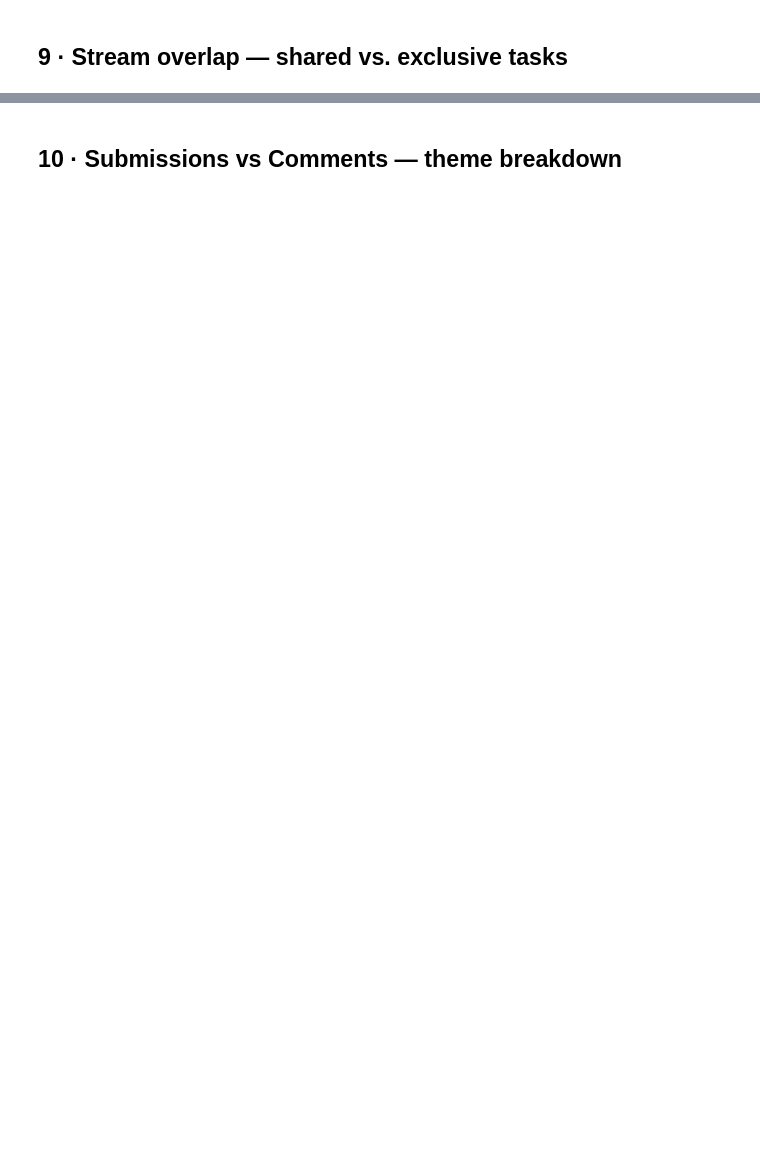
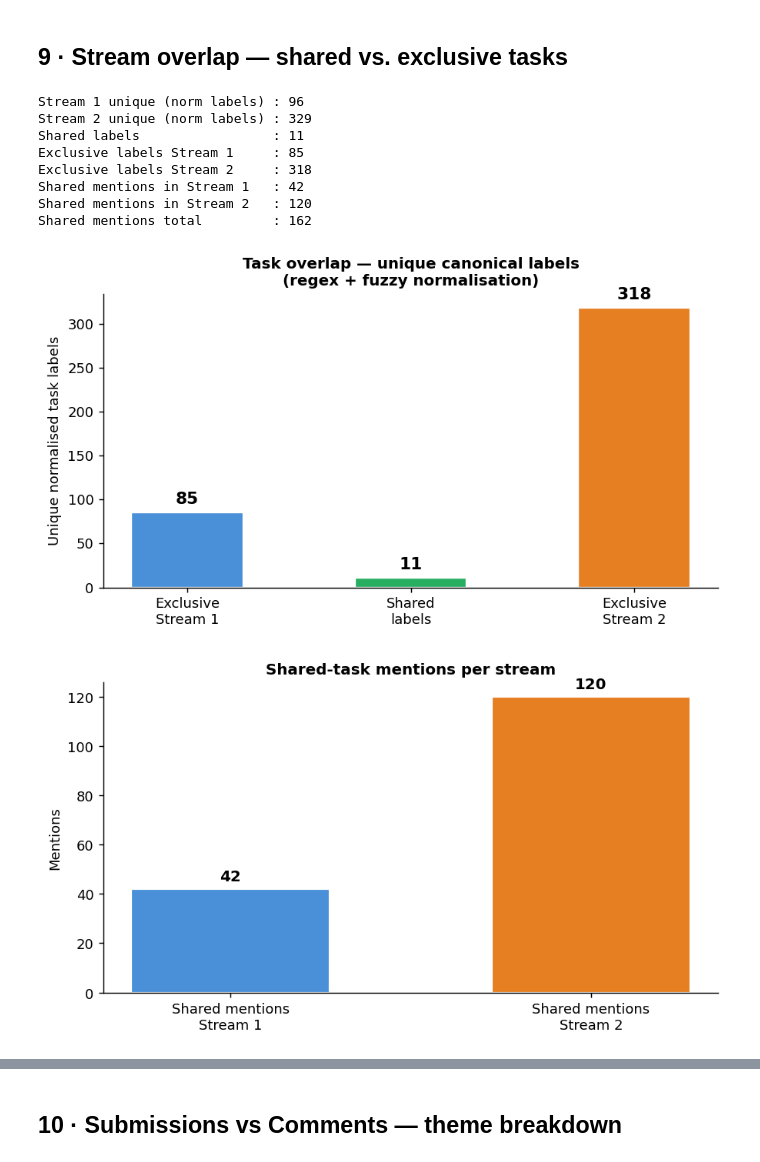
Before and after one commit to JuneHou/Easy_SLM, a Jupyter notebook: task/task_analysis.ipynb, the cells around one changed output, grey strips where cells are left out. Drawn from its saved outputs; the diff is of its cells as text; code cells hidden in the pictures; blank space fills up the shorter version.

Commit message:
overlap

```diff
--- a/task/task_analysis.ipynb
+++ b/task/task_analysis.ipynb
@@ -399,47 +604,68 @@ else:
     s1_label, s2_label = streams_present[0], streams_present[1]
     tasks_s1 = norm_tasks_for_stream(s1_label)
     tasks_s2 = norm_tasks_for_stream(s2_label)
-    shared      = tasks_s1 & tasks_s2
-    only_s1     = tasks_s1 - tasks_s2
-    only_s2     = tasks_s2 - tasks_s1
+    shared = tasks_s1 & tasks_s2
+    only_s1 = tasks_s1 - tasks_s2
+    only_s2 = tasks_s2 - tasks_s1
 
-    print(f'Stream 1 unique (norm) : {len(tasks_s1):,}')
-    print(f'Stream 2 unique (norm) : {len(tasks_s2):,}')
-    print(f'Shared                 : {len(shared):,}')
-    print(f'Exclusive to Stream 1  : {len(only_s1):,}')
-    print(f'Exclusive to Stream 2  : {len(only_s2):,}')
+    print(f'Stream 1 unique (norm labels) : {len(tasks_s1):,}')
+    print(f'Stream 2 unique (norm labels) : {len(tasks_s2):,}')
+    print(f'Shared labels                 : {len(shared):,}')
+    print(f'Exclusive labels Stream 1     : {len(only_s1):,}')
+    print(f'Exclusive labels Stream 2     : {len(only_s2):,}')
+
+    # Mention-level overlap (often much larger than unique-label overlap)
+    shared_mentions_s1 = ((task_rows['stream'] == s1_label) & task_rows['_task_norm'].isin(shared)).sum()
+    shared_mentions_s2 = ((task_rows['stream'] == s2_label) & task_rows['_task_norm'].isin(shared)).sum()
+    print(f'Shared mentions in Stream 1   : {shared_mentions_s1:,}')
+    print(f'Shared mentions in Stream 2   : {shared_mentions_s2:,}')
+    print(f'Shared mentions total         : {shared_mentions_s1 + shared_mentions_s2:,}')
 
     # ── helper: mention counts within a stream for a given task set ───────
     def mention_counts(stream_val, task_set, top_n=20):
         mask = task_rows['stream'] == stream_val
-        sub  = task_rows.loc[mask & task_rows['_task_norm'].isin(task_set)]
+        sub = task_rows.loc[mask & task_rows['_task_norm'].isin(task_set)]
         return sub['_task_norm'].value_counts().head(top_n)
 
     shared_s1_counts = mention_counts(s1_label, shared)
     shared_s2_counts = mention_counts(s2_label, shared)
-    excl_s1_counts   = mention_counts(s1_label, only_s1)
-    excl_s2_counts   = mention_counts(s2_label, only_s2)
+    excl_s1_counts = mention_counts(s1_label, only_s1)
+    excl_s2_counts = mention_counts(s2_label, only_s2)
 
-    # ── Figure 1: Venn-style bar ──────────────────────────────────────────
+    # ── Figure 1: Label overlap (set overlap of canonical labels) ──────────
     fig, ax = plt.subplots(figsize=(7, 4))
-    categories = ['Exclusive\nStream 1', 'Shared\n(both)', 'Exclusive\nStream 2']
-    values     = [len(only_s1), len(shared), len(only_s2)]
+    categories = ['Exclusive\nStream 1', 'Shared\nlabels', 'Exclusive\nStream 2']
+    values = [len(only_s1), len(shared), len(only_s2)]
     bar_colors = ['#4A90D9', '#27AE60', '#E67E22']
     bars = ax.bar(categories, values, color=bar_colors,
                   edgecolor='white', linewidth=1.3, width=0.5)
     ax.bar_label(bars, fmt='%d', padding=4, fontsize=12, fontweight='bold')
     ax.set_title(
-        'Task overlap — Stream 1 (local/small) vs Stream 2 (general LLM)\n'
-        '(labels normalised with regex)',
+        'Task overlap — unique canonical labels\n'
+        '(regex + fuzzy normalisation)',
         fontsize=11, fontweight='bold')
     ax.set_ylabel('Unique normalised task labels')
     plt.tight_layout()
     plt.savefig('fig_overlap_venn.png', dpi=150, bbox_inches='tight')
     plt.show()
 
-    # ── Figure 2: Top shared tasks — side-by-side mention counts ──────────
+    # ── Figure 2: Mention overlap size (for interpreting export volume) ────
+    fig, ax = plt.subplots(figsize=(7, 4))
+    mention_categories = ['Shared mentions\nStream 1', 'Shared mentions\nStream 2']
+    mention_values = [shared_mentions_s1, shared_mentions_s2]
+    mention_colors = ['#4A90D9', '#E67E22']
+    bars = ax.bar(mention_categories, mention_values, color=mention_colors,
+                  edgecolor='white', linewidth=1.2, width=0.55)
+    ax.bar_label(bars, fmt='%d', padding=4, fontsize=11, fontweight='bold')
+    ax.set_title('Shared-task mentions per stream', fontsize=11, fontweight='bold')
+    ax.set_ylabel('Mentions')
+    plt.tight_layout()
+    plt.savefig('fig_overlap_shared_mentions.png', dpi=150, bbox_inches='tight')
+    plt.show()
+
+    # ── Figure 3: Top shared tasks — side-by-side mention counts ──────────
     TOP = 20
-    common_tasks = shared_s1_counts.index[:TOP]
+    common_tasks = (shared_s1_counts + shared_s2_counts).sort_values(ascending=False).index[:TOP]
     s1_vals = shared_s1_counts.reindex(common_tasks, fill_value=0)
     s2_vals = shared_s2_counts.reindex(common_tasks, fill_value=0)
 
@@ -459,7 +685,7 @@ else:
     plt.savefig('fig_overlap_shared.png', dpi=150, bbox_inches='tight')
     plt.show()
 
-    # ── Figure 3: Exclusive tasks per stream ──────────────────────────────
+    # ── Figure 4: Exclusive tasks per stream ──────────────────────────────
     TOP_EXCL = 20
     fig, axes = plt.subplots(1, 2, figsize=(14, 7))
     for ax, counts, color, label in [
@@ -479,7 +705,7 @@ else:
     plt.savefig('fig_overlap_exclusive.png', dpi=150, bbox_inches='tight')
     plt.show()
 
-    # ── Figure 4: Theme mix — stacked 100% bar ────────────────────────────
+    # ── Figure 5: Theme mix — stacked 100% bar ────────────────────────────
     def theme_dist(stream_val, task_set=None):
         mask = task_rows['stream'] == stream_val
         if task_set is not None:
@@ -488,35 +714,46 @@ else:
 
     cats = ['Shared', 'Stream 1 only', 'Stream 2 only']
     data = {
-        'Shared':        theme_dist(s1_label, shared) + theme_dist(s2_label, shared),
+        'Shared': theme_dist(s1_label, shared) + theme_dist(s2_label, shared),
         'Stream 1 only': theme_dist(s1_label, only_s1),
         'Stream 2 only': theme_dist(s2_label, only_s2),
     }
-    theme_df  = pd.DataFrame(data, index=THEMES)
+    theme_df = pd.DataFrame(data, index=THEMES)
     theme_pct = theme_df.div(theme_df.sum(axis=0), axis=1) * 100
 
     fig, ax = plt.subplots(figsize=(9, 5))
     bottom = np.zeros(len(cats))
     for theme in THEMES:
         vals = theme_pct.loc[theme].values
         bars = ax.bar(cats, vals, bottom=bottom,
                       color=THEME_COLORS[theme], label=theme,
                       edgecolor='white', linewidth=0.8)
         for bar, val in zip(bars, vals):
             if val > 4:
                 ax.text(bar.get_x() + bar.get_width()/2,
                         bar.get_y() + bar.get_height()/2,
                         f'{val:.0f}%', ha='center', va='center',
                         fontsize=8.5, color='white', fontweight='bold')
         bottom += vals
     ax.set_ylabel('% of task mentions')
     ax.set_title('Theme mix — shared vs. stream-exclusive tasks',
                  fontsize=11, fontweight='bold')
     ax.legend(title='Theme', bbox_to_anchor=(1.01, 1), loc='upper left', fontsize=9)
     ax.set_ylim(0, 105)
     plt.tight_layout()
     plt.savefig('fig_overlap_theme_mix.png', dpi=150, bbox_inches='tight')
     plt.show()
 
     print('\n── Theme distribution (raw counts) ──────────────────────────')
     print(theme_df.to_string())
+# %% [output]
+Stream 1 unique (norm labels) : 96
+Stream 2 unique (norm labels) : 329
+Shared labels                 : 11
+Exclusive labels Stream 1     : 85
+Exclusive labels Stream 2     : 318
+Shared mentions in Stream 1   : 42
+Shared mentions in Stream 2   : 120
+Shared mentions total         : 162
+[figure, added]
+[figure, added]
```
Also changed, not shown: parts of 19 cells of this notebook, 37 other files.
